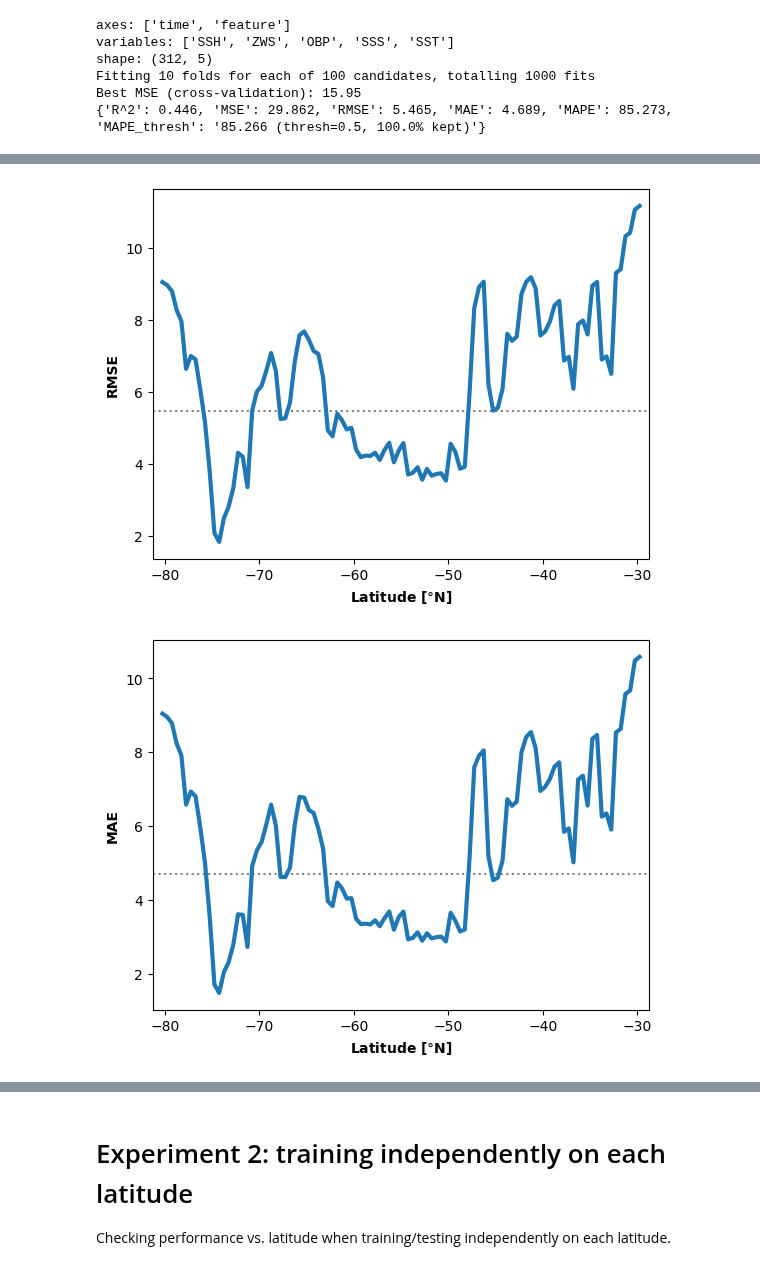
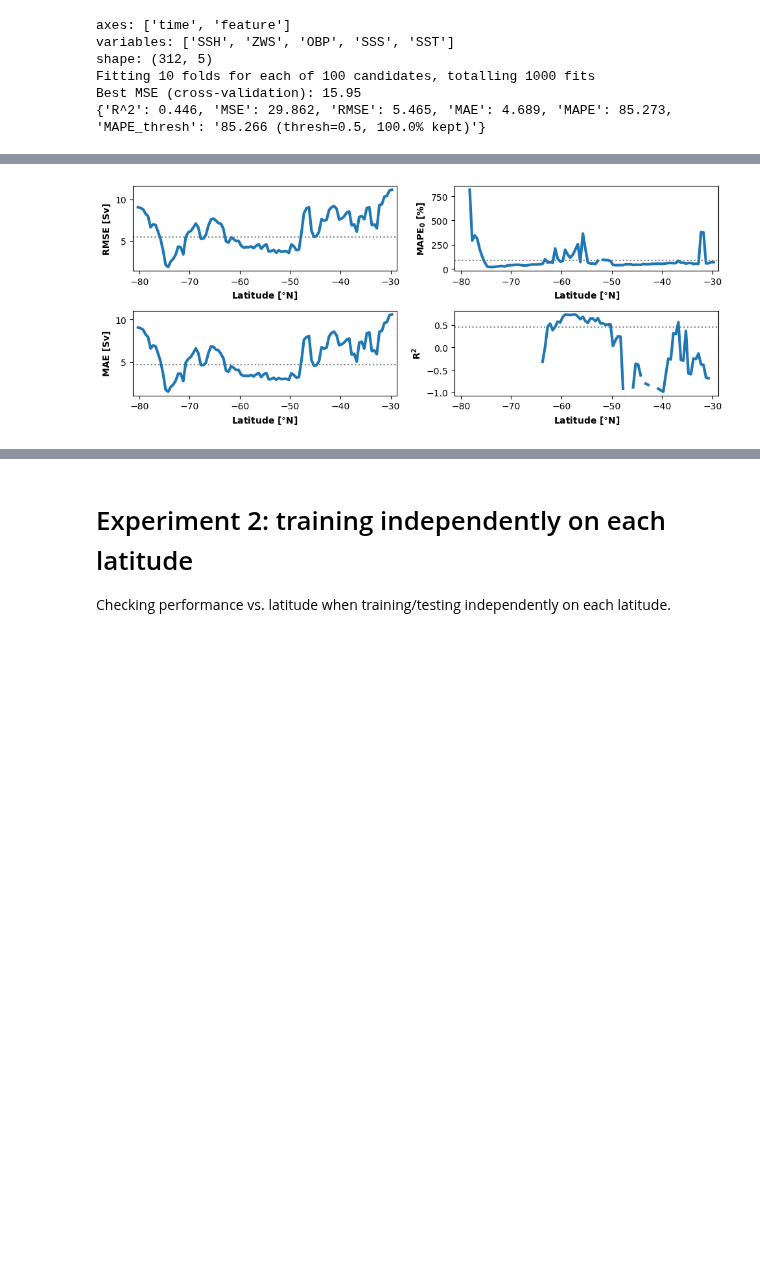
Before and after one commit to ai4er-cdt/OTP, a Jupyter notebook: notebooks/latitude_transfer_linear_regression.ipynb, the cells around one changed output, grey strips where cells are left out. Saved outputs shown, nothing was run; the diff lists cells and outputs as text; code cells hidden in the pictures; blank space fills up the shorter version.

```diff
--- a/notebooks/latitude_transfer_linear_regression.ipynb
+++ b/notebooks/latitude_transfer_linear_regression.ipynb
@@ -251,18 +238,36 @@ meta_metric_dict['MAPE'][meta_metric_dict['MAPE'] > MAPE_cutoff] = np.nan
 meta_metric_dict['R^2'][meta_metric_dict['R^2'] < R2_cutoff] = np.nan
 # %%
 # Plotting the performance as a function of latitude in the southern ocean
+fig, ax = plt.subplots(2, 2, figsize = (10, 4))
+
+i, j = 0, 0
+alt = True
 for metric in meta_metric_dict:
-    plt.axhline(metric_dict_60S[metric], linestyle = ':', color = 'black', alpha = 0.5, zorder = 0)
-    plt.plot(lats, meta_metric_dict[metric], linewidth = 3, zorder = 50)
+    ax[i, j].axhline(metric_dict_60S[metric], linestyle = ':', color = 'black', alpha = 0.5, zorder = 0)
+    ax[i, j].plot(lats, meta_metric_dict[metric], linewidth = 3, zorder = 50)
 
-    plt.xlabel('Latitude [$\\degree$N]', weight = 'bold')
-    plt.ylabel(metric if metric != 'R^2' else 'R$\\mathbf{^2}$', weight = 'bold')
+    ax[i, j].set_xlabel('Latitude [$\\degree$N]', weight = 'bold')
+
+    if metric == 'R^2':
+        y_label = 'R$\\mathbf{^2}$'
+    elif metric == 'MAPE':
+        y_label = 'MAPE$\\mathbf{_0}$ [%]'
+    else:
+        y_label = metric + ' [Sv]'
+    ax[i, j].set_ylabel(y_label, weight = 'bold')
 
     plt_bounds = southern_ocean.latitude.values.min() - 1, southern_ocean.latitude.values.max() + 1
-    plt.xlim(plt_bounds)
+    ax[i, j].set_xlim(plt_bounds)
 
-    plt.savefig(f'/Users/emiliolr/Desktop/regression_results/linear_regression_transfer_{metric}.png', bbox_inches = 'tight')
-    plt.show()
+    if alt:
+        alt = False
+        i = (i + 1) % 2
+    else:
+        alt = True
+        j = (j + 1) % 2
+
+plt.tight_layout()
+plt.savefig(f'/Users/emiliolr/Desktop/regression_results/linear_regression_transfer_all_metrics.png', bbox_inches = 'tight', dpi = 300)
+plt.show()
 # %% [output]
-[figure, old version]
+[figure, new version]
-[figure, removed]
```
Also changed, not shown: parts of 9 cells of this notebook, 1 other file.
